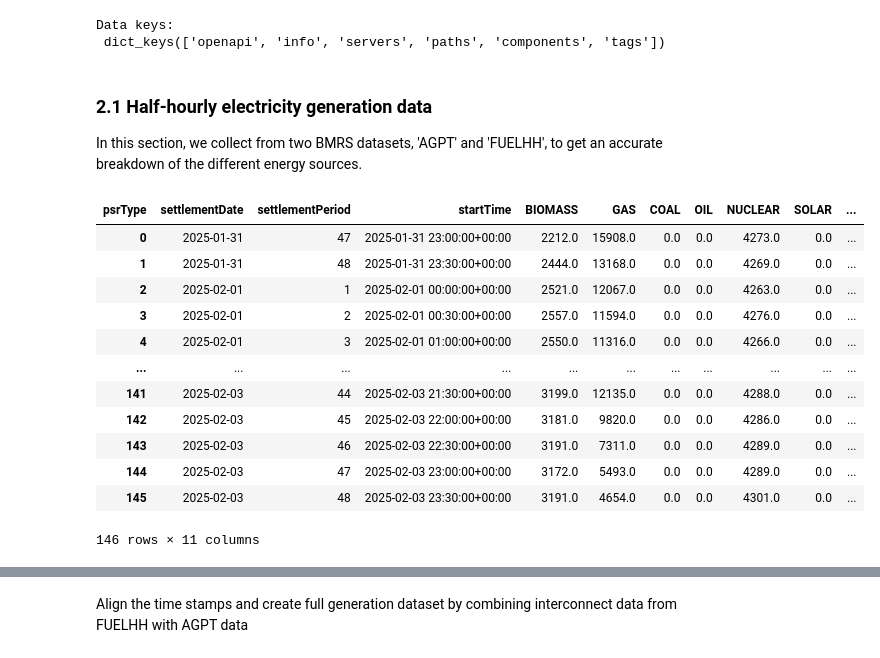
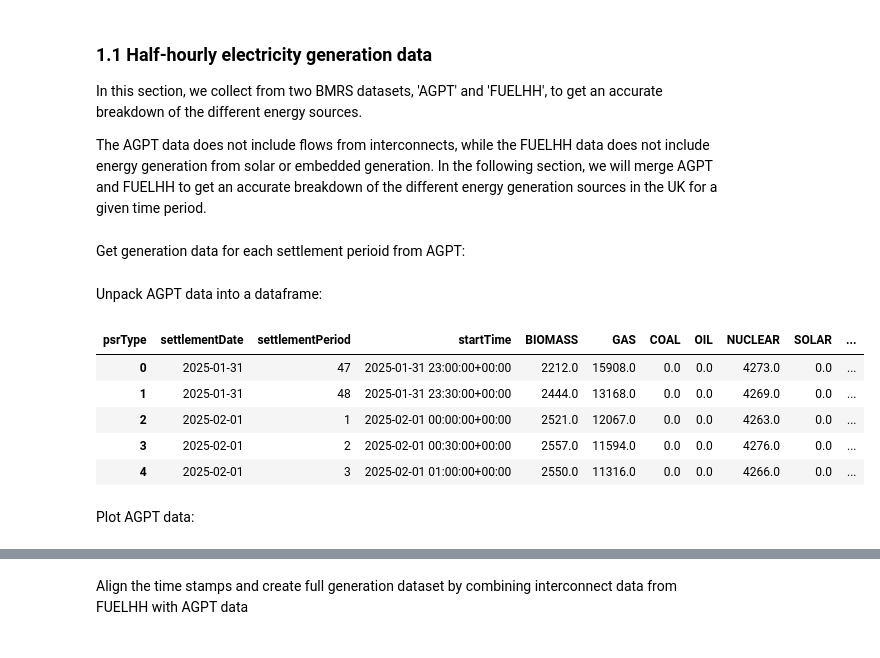
Before and after one commit to christianfenton/electricity_pricing, a Jupyter notebook: exploratory_analysis.ipynb, the cells around one changed output, grey strips where cells are left out. Drawn from its saved outputs; the diff is of its cells as text; code cells hidden in the pictures.

```diff
--- a/exploratory_analysis.ipynb
+++ b/exploratory_analysis.ipynb
@@ -50,22 +58,9 @@ plt.style.use('seaborn-v0_8-colorblind')
-# %%
-# Load metadata from BMRS API documentation (https://bmrs.elexon.co.uk/api-documentation/introduction)
-with open('API-metadata-2025-09-28T08_10_52.072Z.json') as f:
-    metadata = json.load(f)
-
-if type(metadata) is list:
-    if all([di is None for di in metadata[1:]]):
-        metadata = metadata[0]
-    else:
-        raise Warning("Unexpected data structure.")
-
-print('Data keys:\n', metadata.keys())
-# %% [output]
-Data keys:
- dict_keys(['openapi', 'info', 'servers', 'paths', 'components', 'tags'])
 # %% [markdown]
-### 2.1 Half-hourly electricity generation data
+### 1.1 Half-hourly electricity generation data
 
 In this section, we collect from two BMRS datasets, 'AGPT' and 'FUELHH', to get an accurate breakdown of the different energy sources.
+
+The AGPT data does not include flows from interconnects, while the FUELHH data does not include energy generation from solar or embedded generation. In the following section, we will merge AGPT and FUELHH to get an accurate breakdown of the different energy generation sources in the UK for a given time period.
 # %%
 # note: maximum date range is 4 days
 params = {
@@ -73,4 +68,6 @@ params = {
     "publishDateTimeTo": "2025-02-04 01:00",
     "format": "json"
 }
+# %% [markdown]
+Get generation data for each settlement perioid from AGPT:
 # %%
@@ -84,8 +78,9 @@ if response.ok:
     AGPT_data = response.json()  # parse JSON
 else:
     print("Error:", response.status_code, response.text)
+# %% [markdown]
+Unpack AGPT data into a dataframe:
 # %%
-# Unpack AGPT data into a dataframe
 df = pd.DataFrame(AGPT_data['data'])
 df['startTime'] = pd.to_datetime(df['startTime'])
 
@@ -103,39 +98,35 @@ df_AGPT = df_AGPT.sort_values(['settlementDate', 'settlementPeriod']).reset_inde
 # group onshore and offshore wind
 df_AGPT['WIND'] = df_AGPT[['Wind Offshore', 'Wind Onshore']].sum(axis=1)
 df_AGPT = df_AGPT.drop(columns=['Wind Offshore', 'Wind Onshore'])
 
 # group hydro and other
 df_AGPT['OTHER'] = df_AGPT[['Hydro Pumped Storage', 'Hydro Run-of-river and poundage', 'Other']].sum(axis=1)
 df_AGPT = df_AGPT.drop(columns=['Hydro Pumped Storage', 'Hydro Run-of-river and poundage', 'Other'])
 
 # rename remaining columns
 df_AGPT = df_AGPT.rename(columns={
     "Nuclear": "NUCLEAR",
     "Biomass": "BIOMASS",
     "Fossil Gas": "GAS",
     "Fossil Oil": "OIL",
     "Fossil Hard coal": "COAL",
     "Solar": "SOLAR"
     })
 
 # these should be the final generation types
 gen_types_AGPT = {'NUCLEAR', 'BIOMASS', 'GAS', 'OIL', 'COAL', 'WIND', 'SOLAR', 'OTHER'}
 cols = set(df_AGPT.columns) - {'startTime', 'settlementDate', 'settlementPeriod'}
 assert cols == set(gen_types_AGPT)
 
-df_AGPT
+# Display
+df_AGPT.head()
 # %% [output]
 | psrType | settlementDate | settlementPeriod | startTime | BIOMASS | GAS | COAL | OIL | NUCLEAR | SOLAR | ... |
 | 0 | 2025-01-31 | 47 | 2025-01-31 23:00:00+00:00 | 2212.0 | 15908.0 | 0.0 | 0.0 | 4273.0 | 0.0 | ... |
 | 1 | 2025-01-31 | 48 | 2025-01-31 23:30:00+00:00 | 2444.0 | 13168.0 | 0.0 | 0.0 | 4269.0 | 0.0 | ... |
 | 2 | 2025-02-01 | 1 | 2025-02-01 00:00:00+00:00 | 2521.0 | 12067.0 | 0.0 | 0.0 | 4263.0 | 0.0 | ... |
 | 3 | 2025-02-01 | 2 | 2025-02-01 00:30:00+00:00 | 2557.0 | 11594.0 | 0.0 | 0.0 | 4276.0 | 0.0 | ... |
 | 4 | 2025-02-01 | 3 | 2025-02-01 01:00:00+00:00 | 2550.0 | 11316.0 | 0.0 | 0.0 | 4266.0 | 0.0 | ... |
-| ... | ... | ... | ... | ... | ... | ... | ... | ... | ... | ... |
-| 141 | 2025-02-03 | 44 | 2025-02-03 21:30:00+00:00 | 3199.0 | 12135.0 | 0.0 | 0.0 | 4288.0 | 0.0 | ... |
-| 142 | 2025-02-03 | 45 | 2025-02-03 22:00:00+00:00 | 3181.0 | 9820.0 | 0.0 | 0.0 | 4286.0 | 0.0 | ... |
-| 143 | 2025-02-03 | 46 | 2025-02-03 22:30:00+00:00 | 3191.0 | 7311.0 | 0.0 | 0.0 | 4289.0 | 0.0 | ... |
-| 144 | 2025-02-03 | 47 | 2025-02-03 23:00:00+00:00 | 3172.0 | 5493.0 | 0.0 | 0.0 | 4289.0 | 0.0 | ... |
-| 145 | 2025-02-03 | 48 | 2025-02-03 23:30:00+00:00 | 3191.0 | 4654.0 | 0.0 | 0.0 | 4301.0 | 0.0 | ... |
-146 rows × 11 columns
+# %% [markdown]
+Plot AGPT data:
 # %%
```
Also changed, not shown: parts of 22 cells of this notebook, 4 other files.
